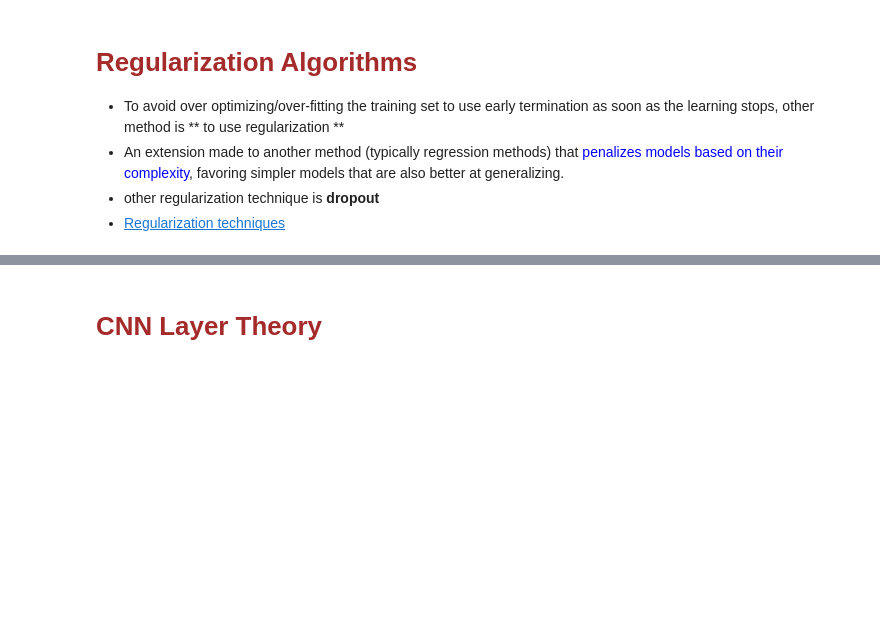
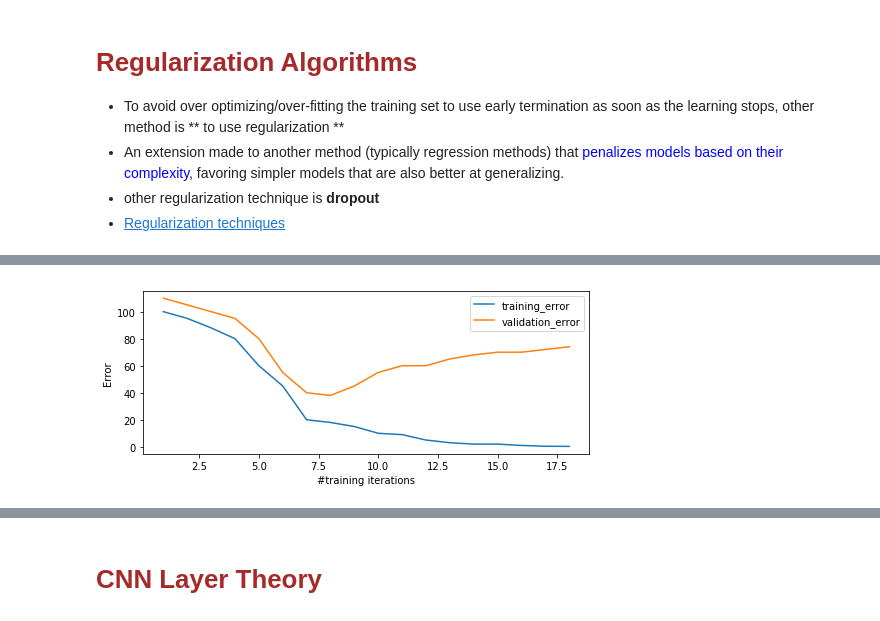
Before and after one commit to sirish-git/learning-git, a Jupyter notebook: ml_dl_learn/ml_dl_learn_tutorial.ipynb, the cells around one changed output, grey strips where cells are left out. Drawn from its saved outputs; the diff is of its cells as text; code cells hidden in the pictures; blank space fills up the shorter version.

```diff
--- a/ml_dl_learn/ml_dl_learn_tutorial.ipynb
+++ b/ml_dl_learn/ml_dl_learn_tutorial.ipynb
@@ -477,0 +473,16 @@ for i, prob in enumerate(win_prob):
+# %%
+# Early Stopping example visualization: find validation error increase point
+import matplotlib.pyplot as plt
+
+plt.figure(figsize=(8,3))
+plt.xlabel('#training iterations')
+plt.ylabel('Error')
+x_index = [1, 2, 3, 4, 5, 6, 7, 8, 9, 10, 11, 12, 13, 14, 15, 16, 17, 18]
+train_error = [100, 95, 88, 80, 60, 45, 20, 18, 15, 10, 9, 5, 3, 2, 2, 1, 0.4, 0.3]
+plt.plot(x_index, train_error, label='training_error')
+validation_error = [110, 105, 100, 95, 80, 55, 40, 38, 45, 55, 60, 60, 65, 68, 70, 70, 72, 74]
+plt.plot(x_index, validation_error, label='validation_error')
+plt.legend()
+plt.show()
+# %% [output]
+[figure, added]
```
Also changed, not shown: parts of 38 cells of this notebook.
